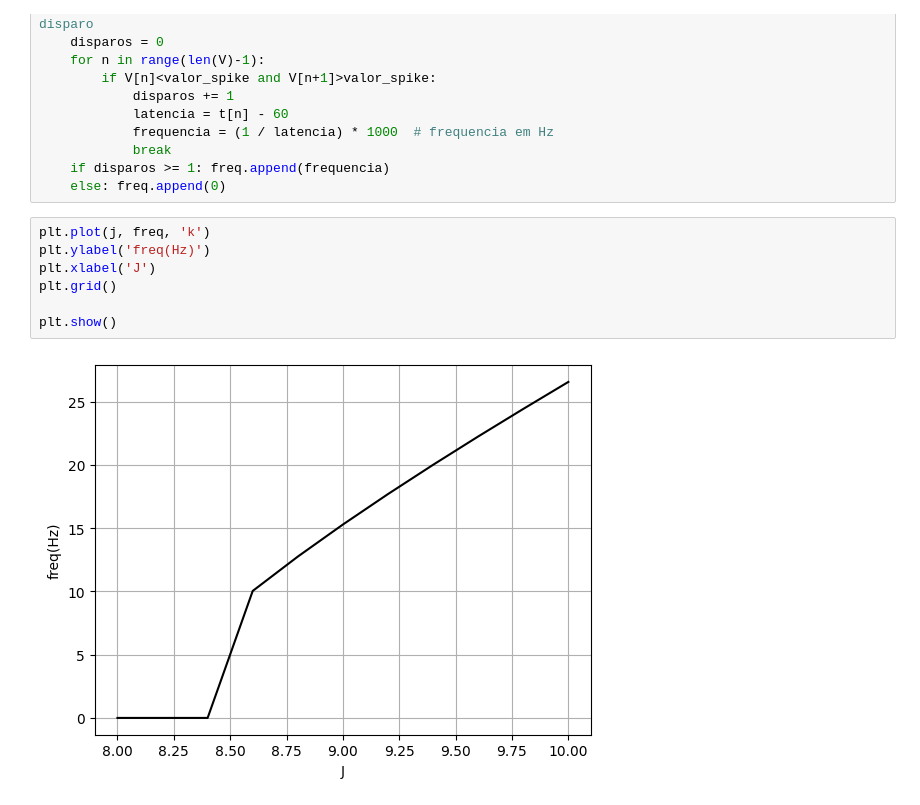
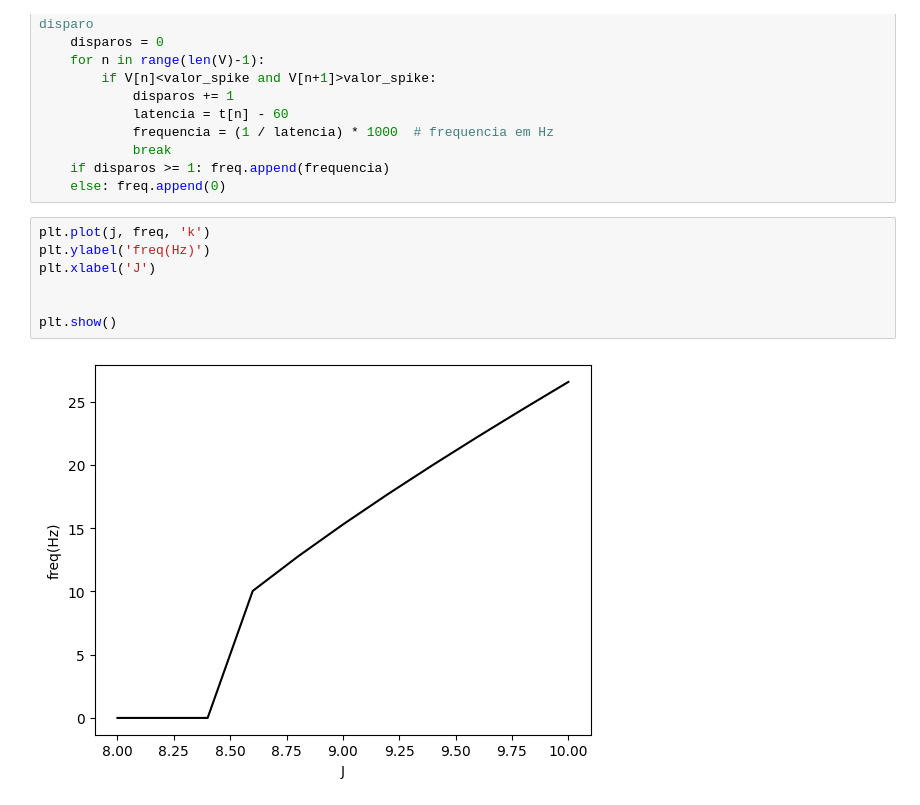
Before and after one commit to rfscorrea/listas-neurociencia-profroque, a Jupyter notebook: lista3/exercicio1d.ipynb, the cells around one changed output. Drawn from its saved outputs; the diff is of its cells as text.

```diff
--- a/lista3/exercicio1d.ipynb
+++ b/lista3/exercicio1d.ipynb
@@ -82,9 +81,9 @@ for i in range(11):
 # %%
 plt.plot(j, freq, 'k')
 plt.ylabel('freq(Hz)')
 plt.xlabel('J')
-plt.grid()
+
 
 plt.show()
 # %% [output]
-[figure, old version]
+[figure, new version]
```
Also changed, not shown: parts of 1 cell of this notebook, 3 other files.
